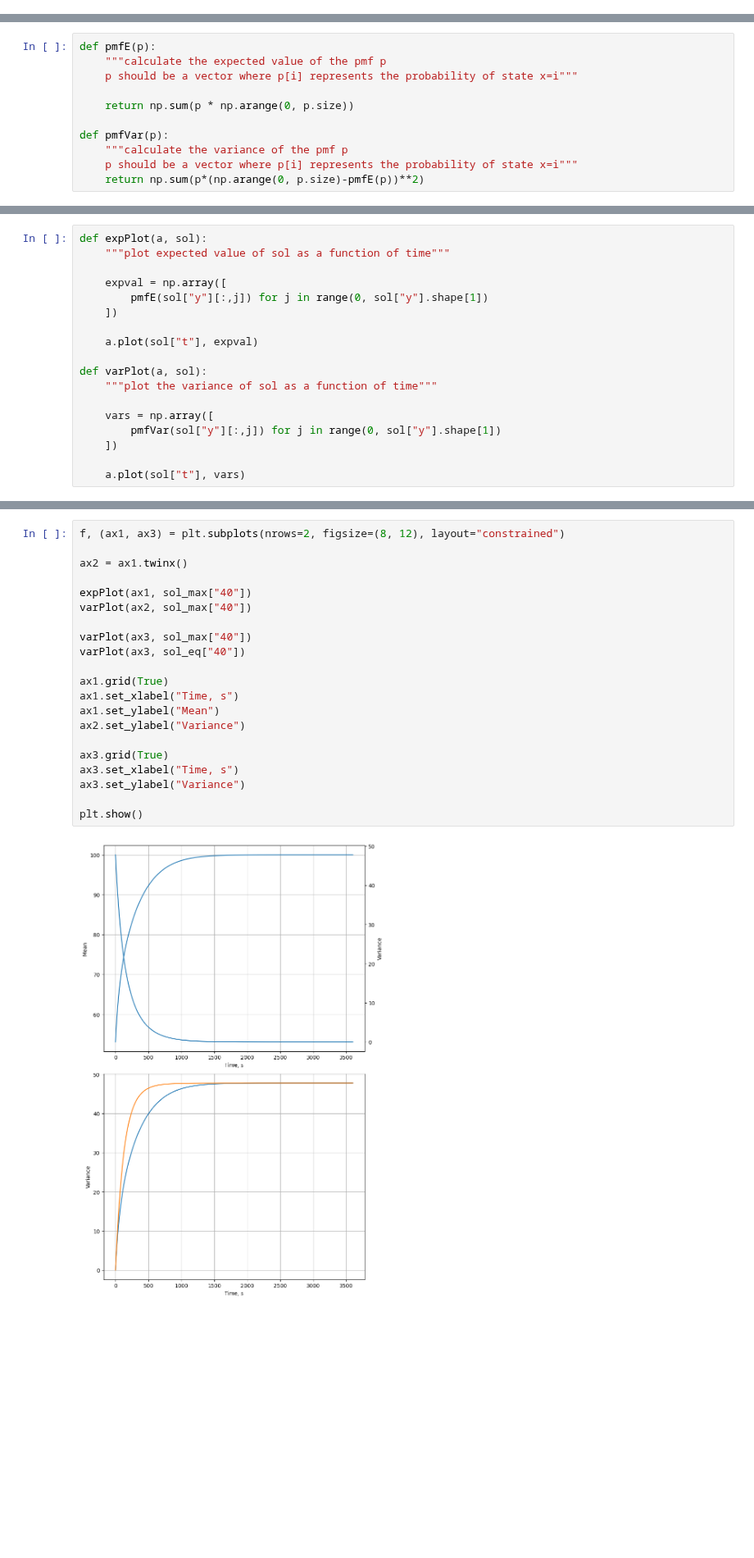
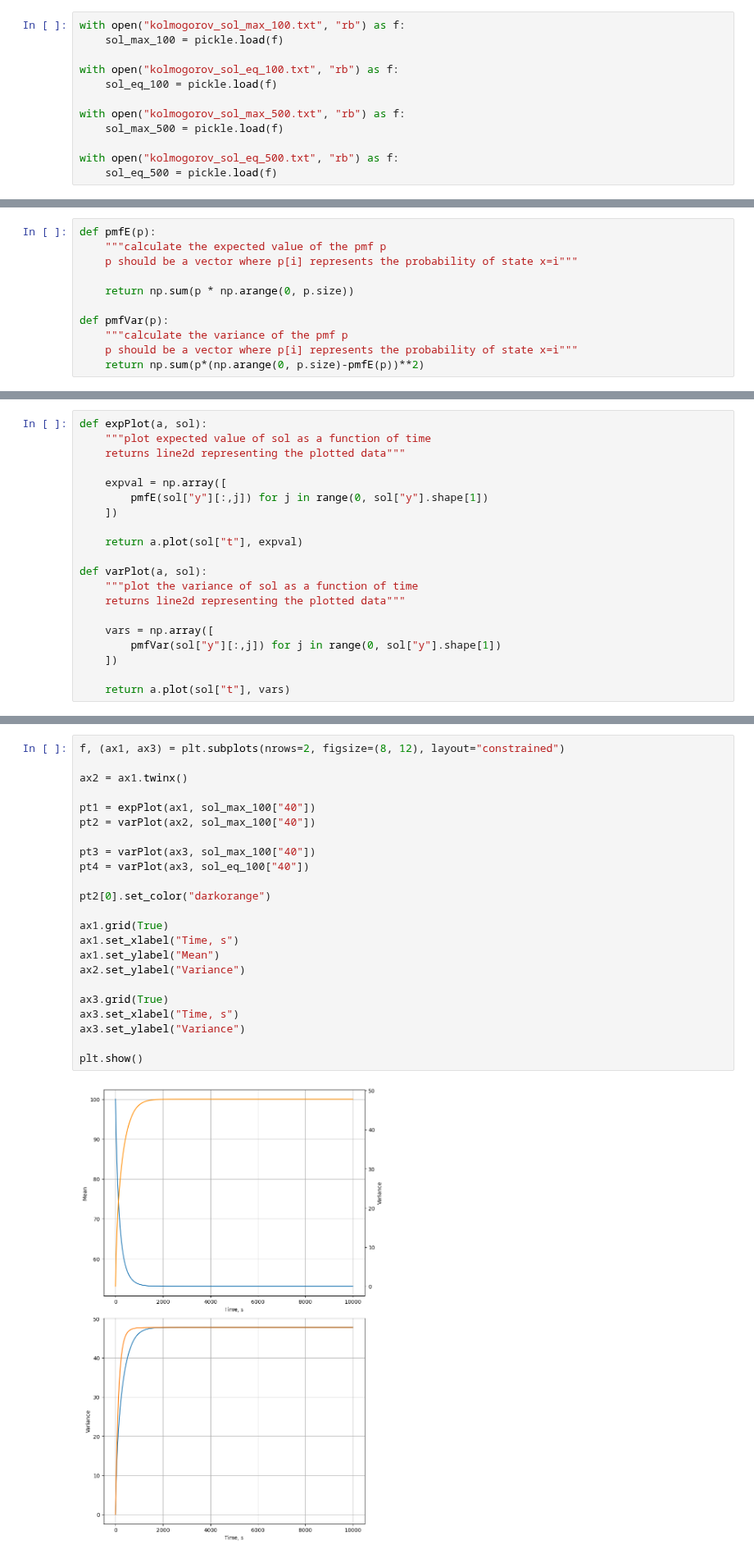
Before and after one commit to ELFREELAND/minecraft_sheep, a Jupyter notebook: stochastic_model_kolmogorov.ipynb, the cells around one changed output, grey strips where cells are left out. Shown at 82% size. Cells and saved outputs as stored; diff of their text form; blank space fills up the shorter version.

```diff
--- a/stochastic_model_kolmogorov.ipynb
+++ b/stochastic_model_kolmogorov.ipynb
@@ -77,0 +112,12 @@ def simulate(N, time, init):
+# %%
+with open("kolmogorov_sol_max_100.txt", "rb") as f:
+    sol_max_100 = pickle.load(f)
+
+with open("kolmogorov_sol_eq_100.txt", "rb") as f:
+    sol_eq_100 = pickle.load(f)
+
+with open("kolmogorov_sol_max_500.txt", "rb") as f:
+    sol_max_500 = pickle.load(f)
+
+with open("kolmogorov_sol_eq_500.txt", "rb") as f:
+    sol_eq_500 = pickle.load(f)
@@ -134,18 +189,20 @@ def evolutionPlot(a, sol, times):
 # %%
 def expPlot(a, sol):
-    """plot expected value of sol as a function of time"""
+    """plot expected value of sol as a function of time
+    returns line2d representing the plotted data"""
 
     expval = np.array([
         pmfE(sol["y"][:,j]) for j in range(0, sol["y"].shape[1])
     ])
 
-    a.plot(sol["t"], expval)
+    return a.plot(sol["t"], expval)
 
 def varPlot(a, sol):
-    """plot the variance of sol as a function of time"""
+    """plot the variance of sol as a function of time
+    returns line2d representing the plotted data"""
 
     vars = np.array([
         pmfVar(sol["y"][:,j]) for j in range(0, sol["y"].shape[1])
     ])
 
-    a.plot(sol["t"], vars)
+    return a.plot(sol["t"], vars)
@@ -168,23 +209,25 @@ plt.show()
 # %%
 f, (ax1, ax3) = plt.subplots(nrows=2, figsize=(8, 12), layout="constrained")
 
 ax2 = ax1.twinx()
 
-expPlot(ax1, sol_max["40"])
-varPlot(ax2, sol_max["40"])
+pt1 = expPlot(ax1, sol_max_100["40"])
+pt2 = varPlot(ax2, sol_max_100["40"])
 
-varPlot(ax3, sol_max["40"])
-varPlot(ax3, sol_eq["40"])
+pt3 = varPlot(ax3, sol_max_100["40"])
+pt4 = varPlot(ax3, sol_eq_100["40"])
+
+pt2[0].set_color("darkorange")
 
 ax1.grid(True)
 ax1.set_xlabel("Time, s")
 ax1.set_ylabel("Mean")
 ax2.set_ylabel("Variance")
 
 ax3.grid(True)
 ax3.set_xlabel("Time, s")
 ax3.set_ylabel("Variance")
 
 plt.show()
 # %% [output]
-[figure, old version]
+[figure, new version]
```
Also changed, not shown: parts of 25 cells of this notebook, 3 other files.
